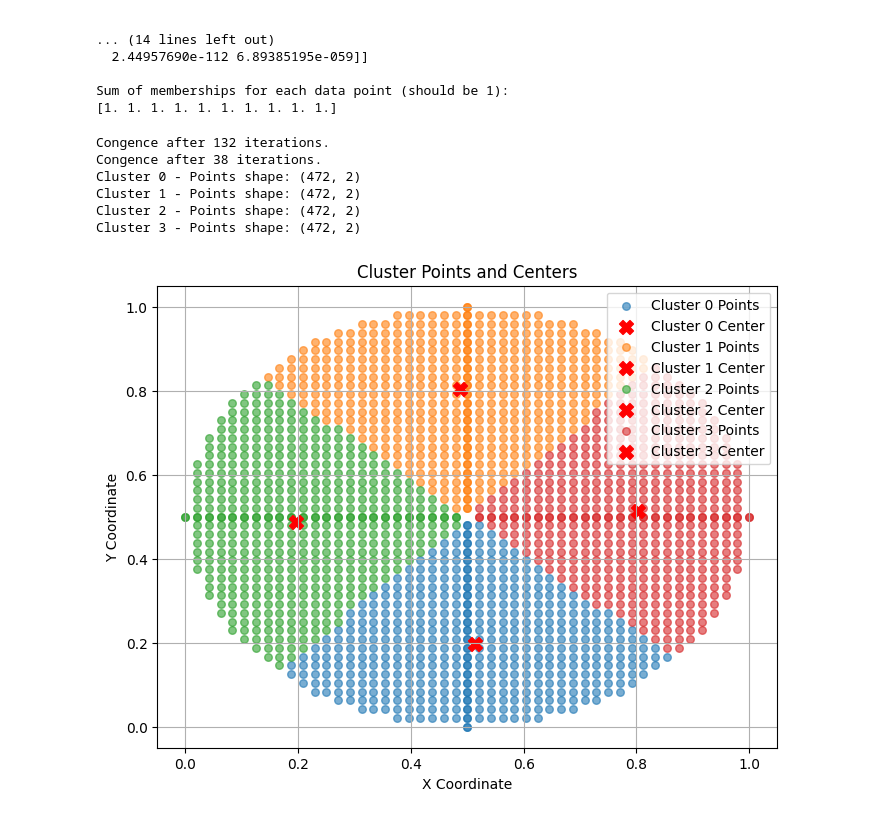
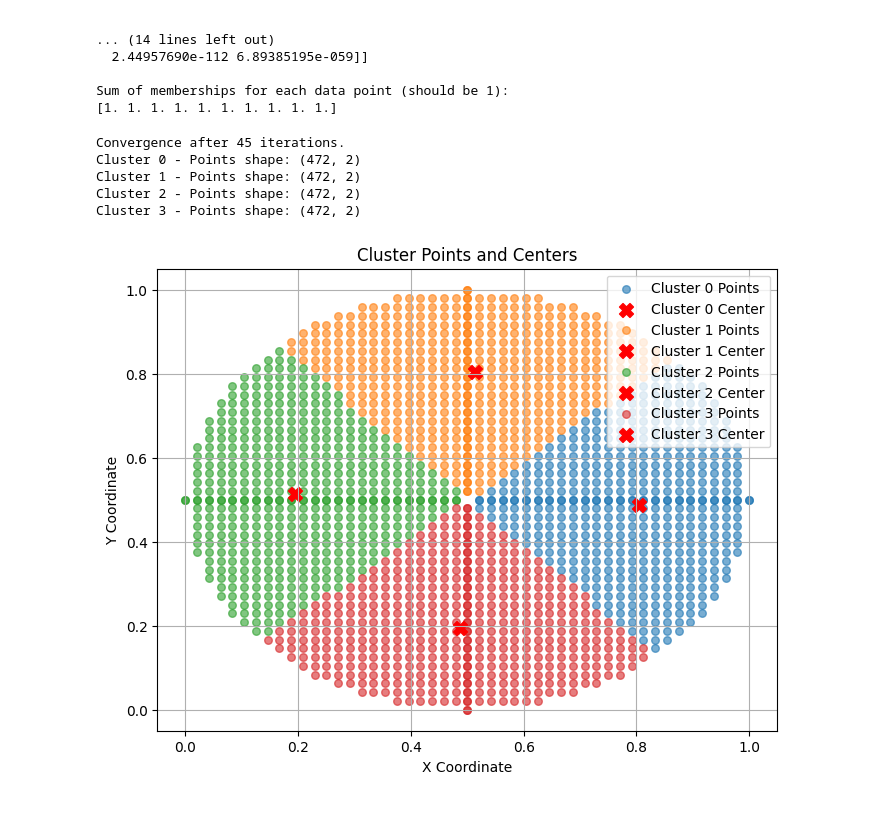
Before and after one commit to Bernat-C/Clustering-Analysis, a Jupyter notebook: testing_bernat.ipynb, the cells around one changed output. Cells and saved outputs as stored; diff of their text form; code cells hidden in the pictures.

Commit message:
Generalized Suppressed Fuzzy C-Means

```diff
--- a/testing_bernat.ipynb
+++ b/testing_bernat.ipynb
@@ -55,18 +55,17 @@ df_X = load_ds("grid")
 # %%
 # Number of clusters
 C = 4
 m = 2
 suppress = True
 alpha = 0.5
 
-clusters = s_fcm(df_X, C, m=m, suppress=suppress, alpha=alpha)
+clusters = gs_fcm(df_X, C, m=m, suppress=suppress, alpha=alpha, generalized=True, eta=0.5)
 
 plot_clusters(clusters)
 # %% [output]
-Congence after 132 iterations.
-Congence after 38 iterations.
+Convergence after 45 iterations.
 Cluster 0 - Points shape: (472, 2)
 Cluster 1 - Points shape: (472, 2)
 Cluster 2 - Points shape: (472, 2)
 Cluster 3 - Points shape: (472, 2)
-[figure, old version]
+[figure, new version]
```
Also changed, not shown: parts of 1 cell of this notebook, 1 other file.
